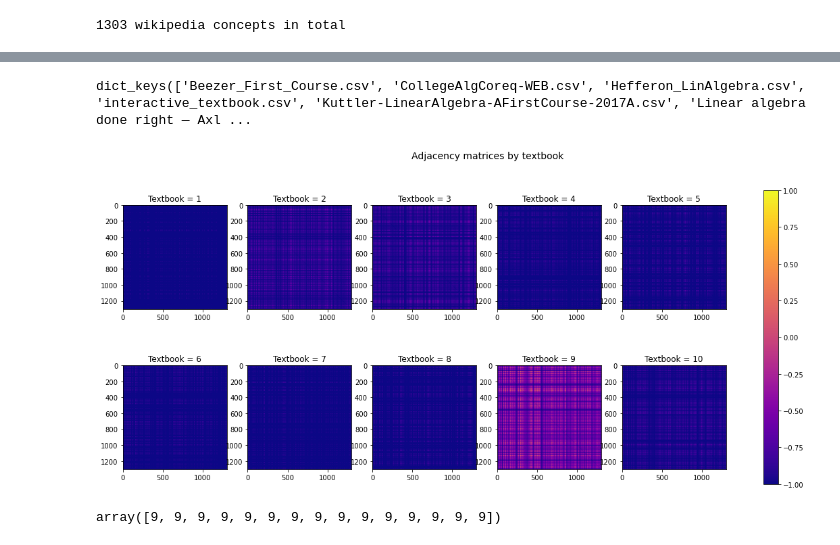
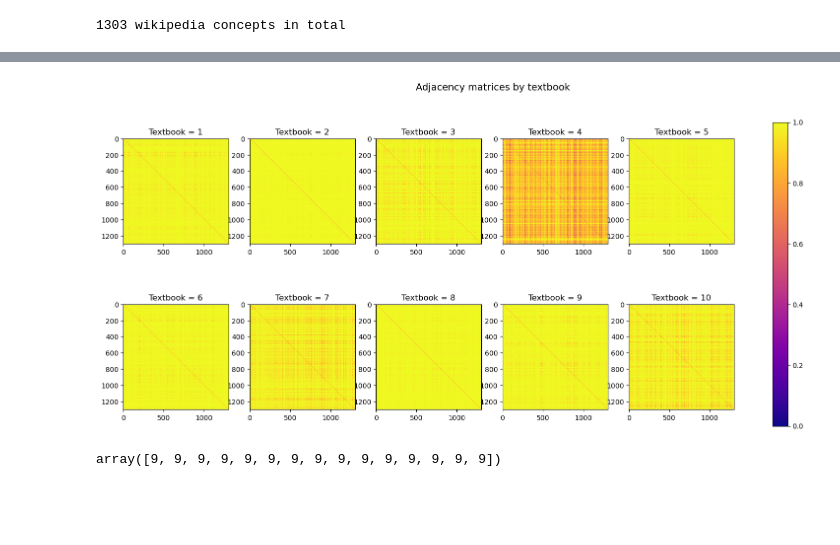
Before and after one commit to mlcolab/learning-dependencies, a Jupyter notebook: exp/17_Index_to_LD.ipynb, the cells around one changed output, grey strips where cells are left out. Cells and saved outputs as stored; diff of their text form; code cells hidden in the pictures; blank space fills up the shorter version.

```diff
--- a/exp/17_Index_to_LD.ipynb
+++ b/exp/17_Index_to_LD.ipynb
@@ -156,28 +160,24 @@ def read_index_and_wiki_concepts():
 # %%
-indices,wiki_concepts = read_index_and_wiki_concepts()
+book_indices, wiki_concepts = read_index_and_wiki_concepts()
 n = wiki_concepts.shape[0]
 print(str(n) + " wikipedia concepts in total")
 # %% [output]
 1303 wikipedia concepts in total
 # %%
-adj_by_book = np.tile(np.nan, (len(indices.keys()),n,n))
+adj_by_book = np.tile(1, (len(book_indices.keys()),n,n))
 
-for idx, index in enumerate(indices.values()):
-    def get_first_page_for_concept(concept):
-        vals = index.first_page.iloc[index.wiki_concept.values==concept].values
-        return vals[0] if len(vals) else None
+for book_nr, book_index in enumerate(book_indices.values()):
     first_pages = list(map(get_first_page_for_concept, wiki_concepts))
     combinations = product(first_pages, first_pages)
     comparisons = [
-        1 * (page1 < page2) if page1 is not None and page2 is not None
-        else None
+        1 * (page1 > page2) if page1 is not None and page2 is not None # if 1 is after 2 -> 1 can depend on 2
+        else 2 # stands for unknown
         for (page1, page2) in combinations
     ]
     comparisons_2d = np.array(comparisons).reshape((n,n))
-    np.fill_diagonal(comparisons_2d, None)
-    adj_by_book[idx,:,:] = comparisons_2d
+    np.fill_diagonal(comparisons_2d, 0) # concept cannot depend on itself
+    adj_by_book[book_nr,:,:] = comparisons_2d
 
-#adj_by_book[np.isnan(adj_by_book)] = 0 # matplotlib, plotly cannot handle NANs
-adj = np.nansum(adj_by_book,axis=0)
-#adj = np.sum(adj_by_book,axis=0)
-adj.shape
+adj_books = np.sum(1*(adj_by_book==2),axis=0) # collect information about unknown information
+adj_by_book[adj_by_book==2] = 1 # reset this information
+adj = np.sum(adj_by_book,axis=0)
@@ -185,0 +184,9 @@ adj.shape
+# %%
+threshold=1 # number of books that need to vote against a dependency
+# %%
+impossible_deps = 1*(adj <= (10-threshold))
+
+fig, ax = plt.subplots(1, 1,figsize=(24,24))
+im=ax.imshow(impossible_deps, cmap = "plasma")
+fig.colorbar(im, ax=ax)
+plt.savefig("../dat/wiki/adj_vis.png")
@@ -186,24 +206,18 @@ adj.shape
 # %%
 np.save("../dash/dash_textbooks/data/adj.npy",adj)
 np.save("../dash/dash_textbooks/data/wiki_concepts.npy",wiki_concepts)
-# %%
-indices.keys()
-# %% [output]
-dict_keys(['Beezer_First_Course.csv', 'CollegeAlgCoreq-WEB.csv', 'Hefferon_LinAlgebra.csv', 'interactive_textbook.csv', 'Kuttler-LinearAlgebra-AFirstCourse-2017A.csv', 'Linear algebra done right — Axl ...
 # %%
-adj_by_book[np.isnan(adj_by_book)] = -1 # matplotlib, plotly cannot handle NANs in subplots
-
 fig, axes = plt.subplots(2, 5,figsize=(20,8))
 
 for i, ax in enumerate(axes.flatten()):
         im= ax.imshow(adj_by_book[i,:,:],cmap = "plasma")
         ax.title.set_text("Textbook = "+str(i+1))
 
 fig.colorbar(im, ax=axes.ravel().tolist())
 fig.suptitle("Adjacency matrices by textbook",fontsize=14)
 plt.show()
 # %% [output]
-[figure, old version]
+[figure, new version]
 # %%
 # Quality is good but the size of the image is terribly huge
 
```
Also changed, not shown: parts of 6 cells of this notebook, 6 other files.
